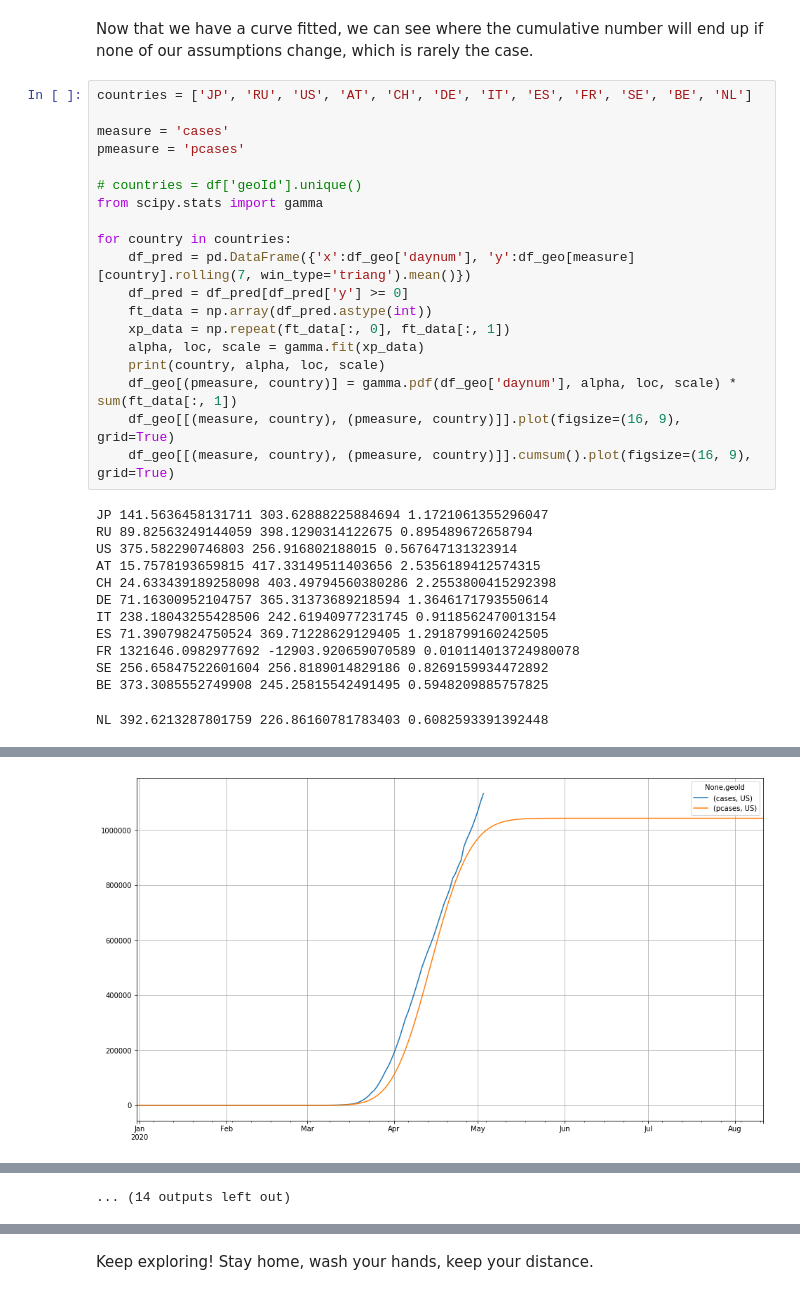
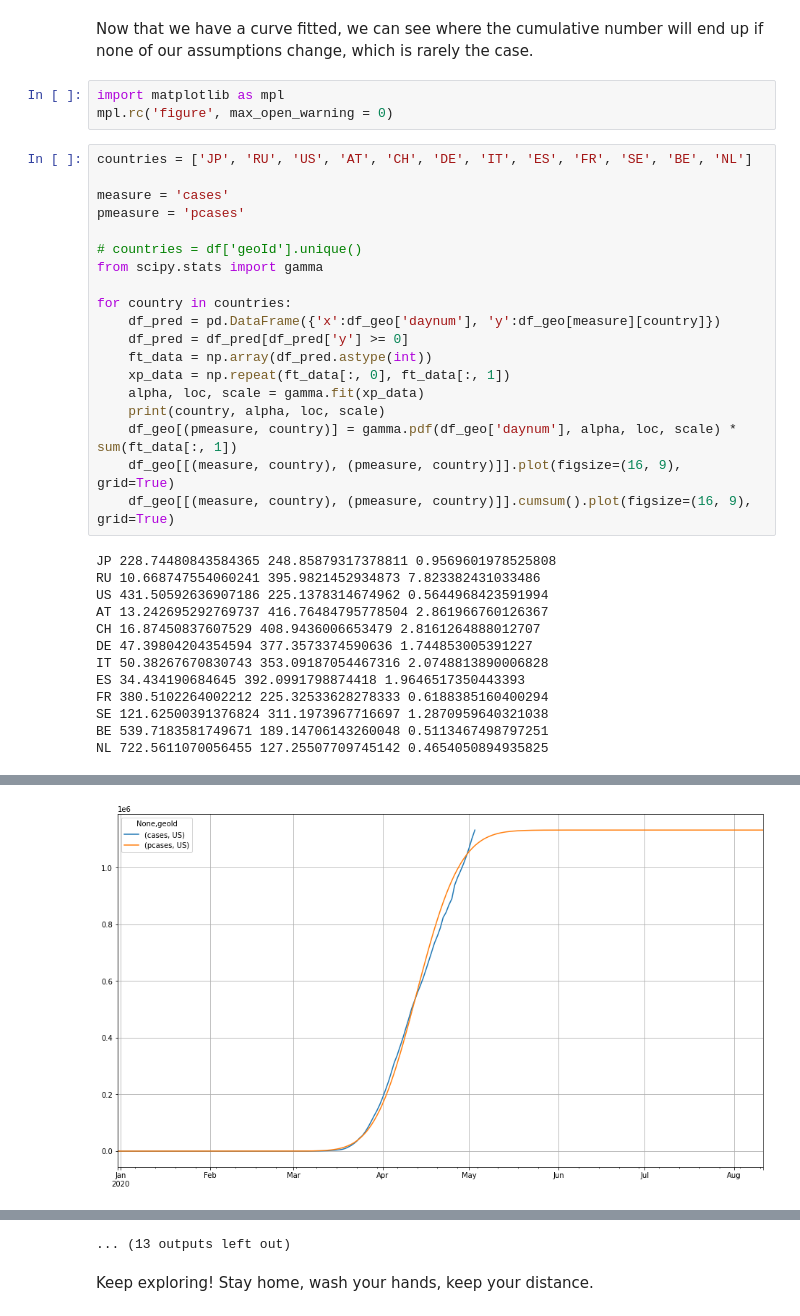
Before and after one commit to R3dje/COVID19, a Jupyter notebook: Gammamulti.ipynb, the cells around one changed output, grey strips where cells are left out. Saved outputs shown, nothing was run; the diff lists cells and outputs as text.

```diff
--- a/Gammamulti.ipynb
+++ b/Gammamulti.ipynb
@@ -135,6 +135,9 @@ Now we can use polynomial regression to estimate the curve with `polyfit`. We ar
 The `polyval` function takes the results of `polyfit` and applies them to input data. Once we have the resulting values, we take the exponential and we get the estimated curve.
 # %% [markdown]
 Now that we have a curve fitted, we can see where the cumulative number will end up if none of our assumptions change, which is rarely the case.
+# %%
+import matplotlib as mpl
+mpl.rc('figure', max_open_warning = 0)
 # %%
 countries = ['JP', 'RU', 'US', 'AT', 'CH', 'DE', 'IT', 'ES', 'FR', 'SE', 'BE', 'NL']
 
@@ -145,7 +148,7 @@ pmeasure = 'pcases'
 from scipy.stats import gamma
 
 for country in countries:
-    df_pred = pd.DataFrame({'x':df_geo['daynum'], 'y':df_geo[measure][country].rolling(7, win_type='triang').mean()})
+    df_pred = pd.DataFrame({'x':df_geo['daynum'], 'y':df_geo[measure][country]})
     df_pred = df_pred[df_pred['y'] >= 0]
     ft_data = np.array(df_pred.astype(int))
     xp_data = np.repeat(ft_data[:, 0], ft_data[:, 1])
@@ -155,15 +158,15 @@ for country in countries:
     df_geo[[(measure, country), (pmeasure, country)]].plot(figsize=(16, 9), grid=True)
     df_geo[[(measure, country), (pmeasure, country)]].cumsum().plot(figsize=(16, 9), grid=True)
 # %% [output]
-JP 141.5636458131711 303.62888225884694 1.1721061355296047
-RU 89.82563249144059 398.1290314122675 0.895489672658794
-US 375.582290746803 256.916802188015 0.567647131323914
-AT 15.7578193659815 417.33149511403656 2.5356189412574315
-CH 24.633439189258098 403.49794560380286 2.2553800415292398
-DE 71.16300952104757 365.31373689218594 1.3646171793550614
-IT 238.18043255428506 242.61940977231745 0.9118562470013154
-ES 71.39079824750524 369.71228629129405 1.2918799160242505
-FR 1321646.0982977692 -12903.920659070589 0.010114013724980078
-SE 256.65847522601604 256.8189014829186 0.8269159934472892
-BE 373.3085552749908 245.25815542491495 0.5948209885757825
+JP 228.74480843584365 248.85879317378811 0.9569601978525808
+RU 10.668747554060241 395.9821452934873 7.823382431033486
+US 431.50592636907186 225.1378314674962 0.5644968423591994
+AT 13.242695292769737 416.76484795778504 2.861966760126367
+CH 16.87450837607529 408.9436006653479 2.8161264888012707
+DE 47.39804204354594 377.3573374590636 1.744853005391227
+IT 50.38267670830743 353.09187054467316 2.0748813890006828
+ES 34.434190684645 392.0991798874418 1.9646517350443393
+FR 380.5102264002212 225.32533628278333 0.6188385160400294
+SE 121.62500391376824 311.1973967716697 1.2870959640321038
+BE 539.7183581749671 189.14706143260048 0.5113467498797251
+NL 722.5611070056455 127.25507709745142 0.4654050894935825
-NL 392.6213287801759 226.86160781783403 0.6082593391392448
@@ -175 +178 @@ NL 392.6213287801759 226.86160781783403 0.6082593391392448
-[figure, old version]
+[figure, new version]
@@ -180 +182,0 @@ NL 392.6213287801759 226.86160781783403 0.6082593391392448
-... (14 outputs left out)
@@ -181,2 +184,3 @@ NL 392.6213287801759 226.86160781783403 0.6082593391392448
+... (13 outputs left out)
 # %% [markdown]
 Keep exploring! Stay home, wash your hands, keep your distance.
```
Also changed, not shown: parts of 2 cells of this notebook, 5 other files.
